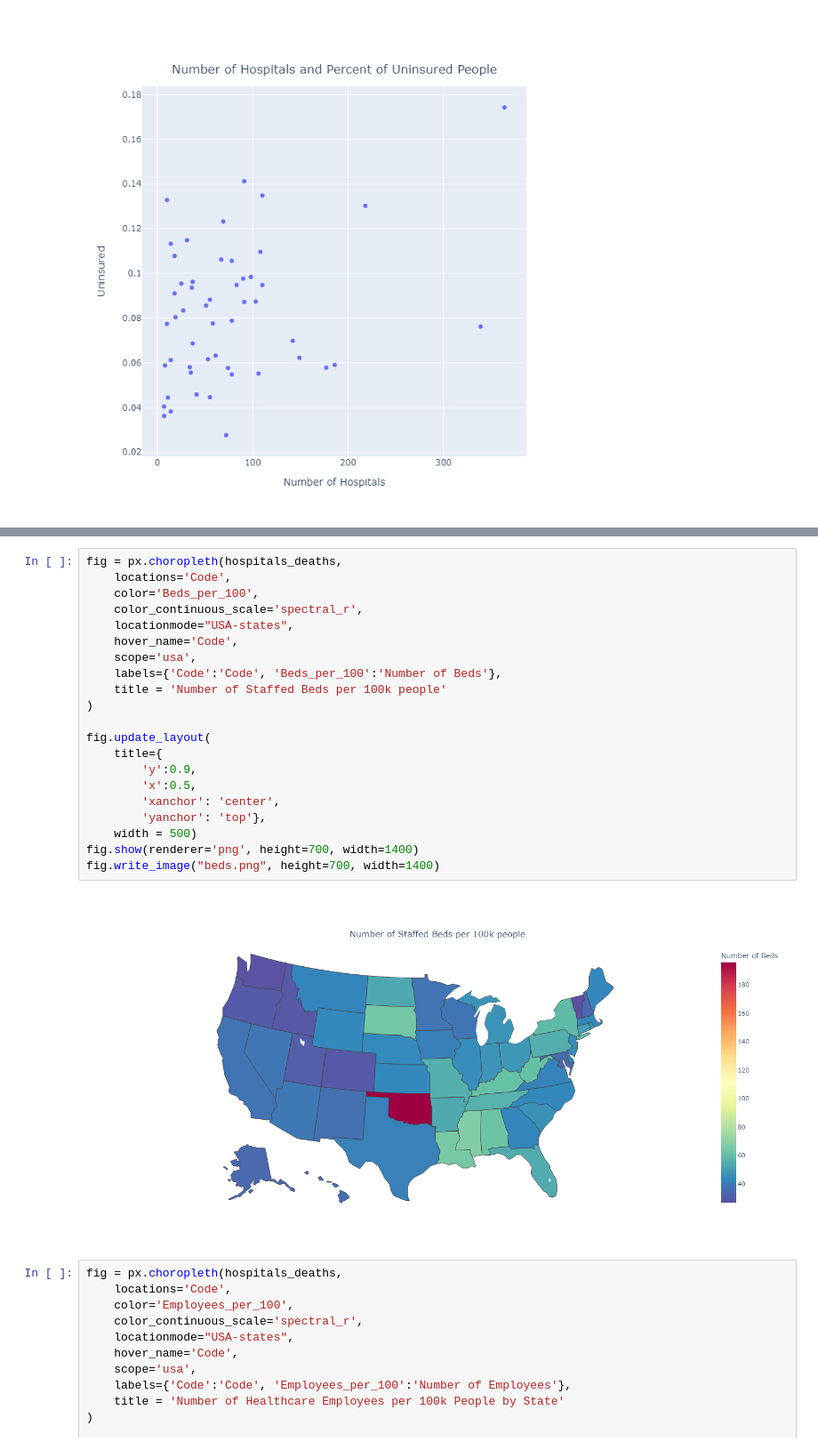
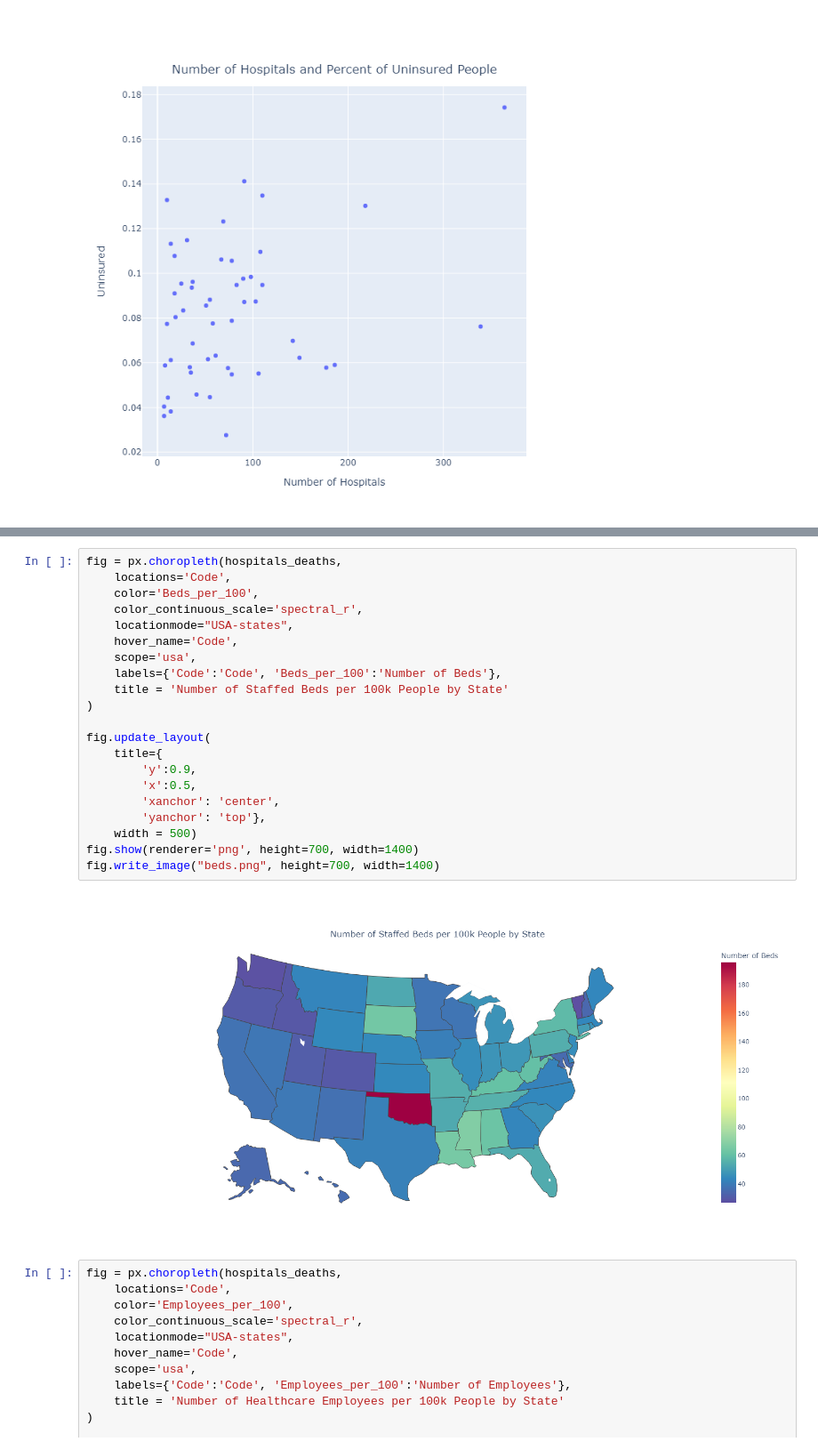
Before and after one commit to linseystokes17/healthcareCapstone, a Jupyter notebook: Notebooks/census_healthcare.ipynb, the cells around one changed output, grey strips where cells are left out. Shown at 89% size. Drawn from its saved outputs; the diff is of its cells as text.

```diff
--- a/Notebooks/census_healthcare.ipynb
+++ b/Notebooks/census_healthcare.ipynb
@@ -254,26 +254,26 @@ fig.write_image("hospitals.png", height=700, width=1400)
 # %%
 fig = px.choropleth(hospitals_deaths,
     locations='Code',
     color='Beds_per_100',
     color_continuous_scale='spectral_r',
     locationmode="USA-states",
     hover_name='Code',
     scope='usa',
     labels={'Code':'Code', 'Beds_per_100':'Number of Beds'},
-    title = 'Number of Staffed Beds per 100k people'
+    title = 'Number of Staffed Beds per 100k People by State'
 )
 
 fig.update_layout(
     title={
         'y':0.9,
         'x':0.5,
         'xanchor': 'center',
         'yanchor': 'top'},
     width = 500)
 fig.show(renderer='png', height=700, width=1400)
 fig.write_image("beds.png", height=700, width=1400)
 # %% [output]
-[figure, old version]
+[figure, new version]
 # %%
 fig = px.choropleth(hospitals_deaths,
     locations='Code',
```
Also changed, not shown: parts of 3 cells of this notebook, 11 other files.
